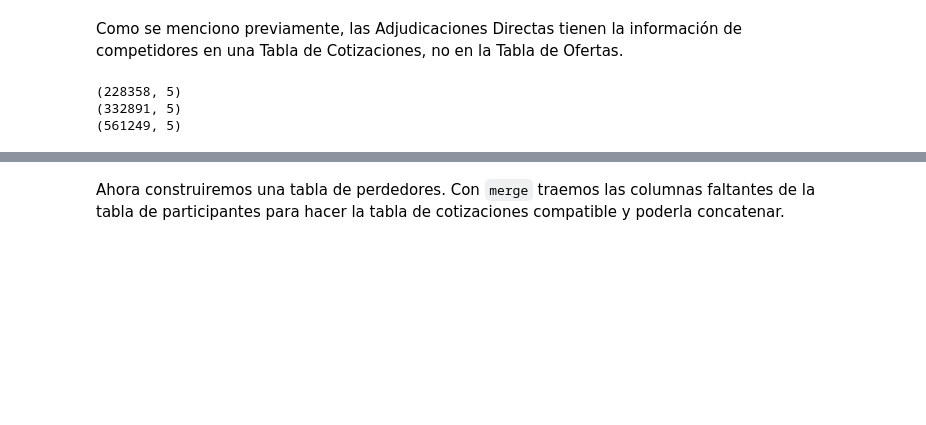
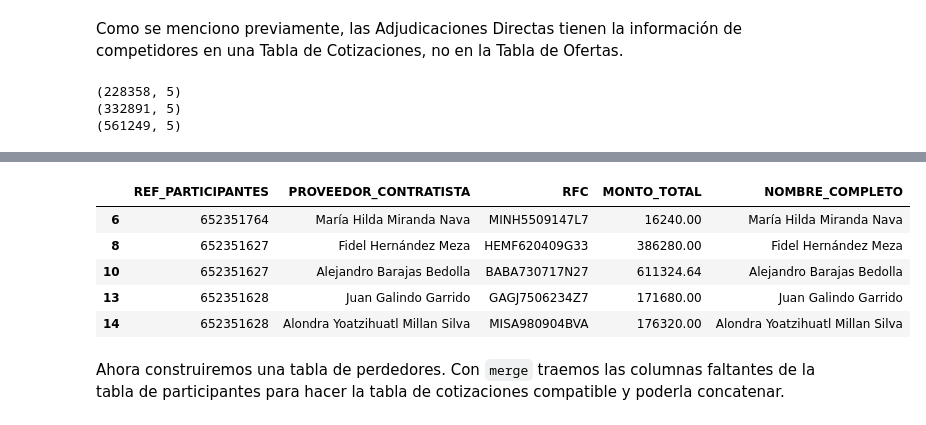
Before and after one commit to imco/IRC, a Jupyter notebook: notebooks/IRC_v2.ipynb, the cells around one changed output, grey strips where cells are left out. Drawn from its saved outputs; the diff is of its cells as text; code cells hidden in the pictures; blank space fills up the shorter version.

```diff
--- a/notebooks/IRC_v2.ipynb
+++ b/notebooks/IRC_v2.ipynb
@@ -888,3 +933,16 @@ tabla_cotizaciones[tabla_cotizaciones['REF_PARTICIPANTES'] == 360633666]
+# %%
+tabla_cotizaciones['PROVEEDOR_CONTRATISTA'] = np.where(tabla_cotizaciones['PROVEEDOR_CONTRATISTA'].isnull(),
+                                      tabla_cotizaciones['NOMBRE_COMPLETO'],
+                                      tabla_cotizaciones['PROVEEDOR_CONTRATISTA'])
+
+tabla_cotizaciones.iloc[[6, 8, 10, 13, 14]]
+# %% [output]
+|  | REF_PARTICIPANTES | PROVEEDOR_CONTRATISTA | RFC | MONTO_TOTAL | NOMBRE_COMPLETO |
+| 6 | 652351764 | María Hilda Miranda Nava | MINH5509147L7 | 16240.00 | María Hilda Miranda Nava |
+| 8 | 652351627 | Fidel Hernández Meza | HEMF620409G33 | 386280.00 | Fidel Hernández Meza |
+| 10 | 652351627 | Alejandro Barajas Bedolla | BABA730717N27 | 611324.64 | Alejandro Barajas Bedolla |
+| 13 | 652351628 | Juan Galindo Garrido | GAGJ7506234Z7 | 171680.00 | Juan Galindo Garrido |
+| 14 | 652351628 | Alondra Yoatzihuatl Millan Silva | MISA980904BVA | 176320.00 | Alondra Yoatzihuatl Millan Silva |
 # %% [markdown]
 Ahora construiremos una tabla de perdedores. Con `merge` traemos las columnas faltantes de la tabla de participantes para hacer la tabla de cotizaciones compatible y poderla concatenar.
 # %%
```
Also changed, not shown: parts of 5 cells of this notebook.
